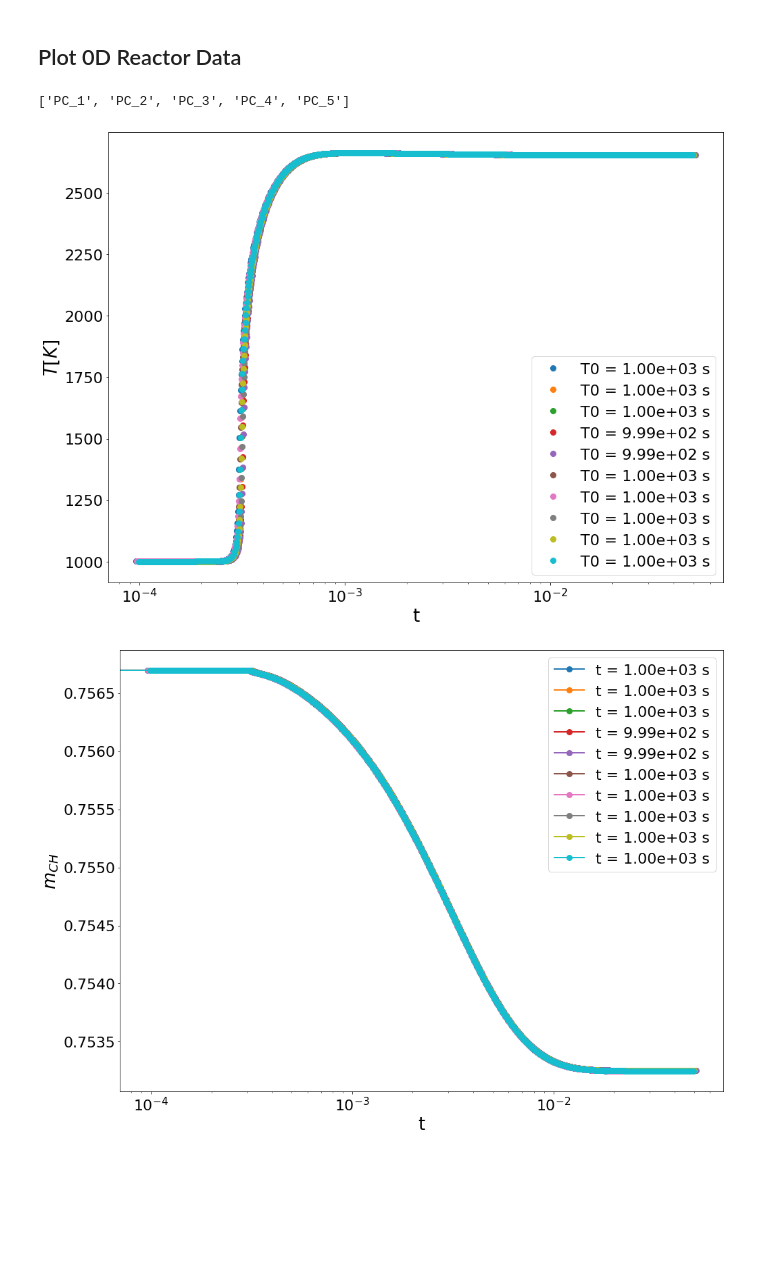
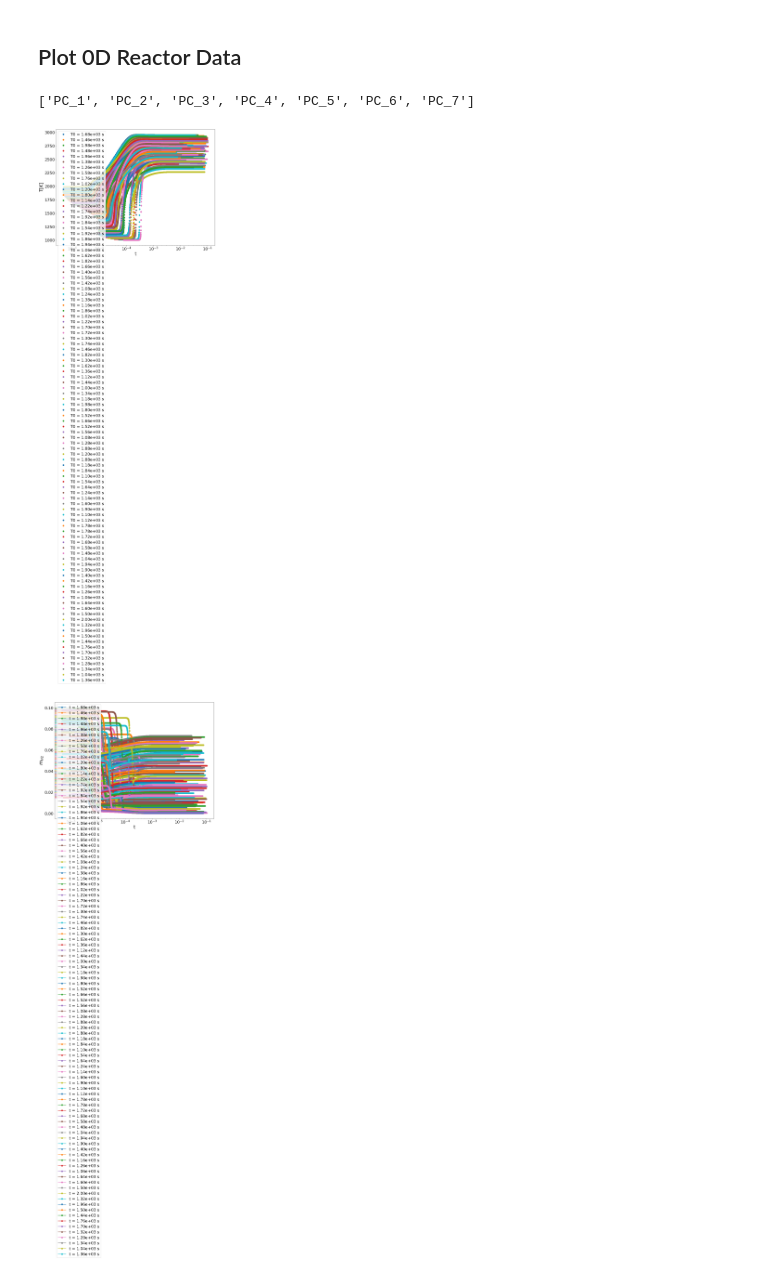
Before and after one commit to simoneventuri/ROMNet_, a Jupyter notebook: scripts/generating_data/0DReactor/Plot_Data.ipynb, the cells around one changed output. Cells and saved outputs as stored; diff of their text form; code cells hidden in the pictures; blank space fills up the shorter version.

Commit message:
Working on the 0D Reactor Test Case

```diff
--- a/scripts/generating_data/0DReactor/Plot_Data.ipynb
+++ b/scripts/generating_data/0DReactor/Plot_Data.ipynb
@@ -13,19 +13,19 @@ from numpy import diff
 
 import cantera as ct
 # %%
-OutputDir  = WORKSPACE_PATH+'/ROMNet/Data/0DReact_Isobaric_10Cases/'
+OutputDir  = WORKSPACE_PATH+'/ROMNet/Data/0DReact_Isobaric_100Cases_Highest/'
 
 CasesVec   = [1]#[0,2,4,6,8]
 DirDir     = OutputDir
 
-NVarsRed   = 5
+NVarsRed   = 7
 
 InputVars  = []
 for i in range(NVarsRed):
     InputVars.append('PC_'+str(i+1))
 InputVars
 # %% [output]
-['PC_1', 'PC_2', 'PC_3', 'PC_4', 'PC_5']
+['PC_1', 'PC_2', 'PC_3', 'PC_4', 'PC_5', 'PC_6', 'PC_7']
 # %%
 ICsVec = pd.read_csv(OutputDir+'/Orig/train/ext/ICs.csv').to_numpy()
 P0sVec       = ICsVec[:,0]
@@ -43,20 +43,20 @@ for i in range(len(T0sVec)):
     plt.legend()
     plt.xscale('log')
 # %% [output]
-[figure, old version]
+[figure, new version]
 # %%
 fig  = plt.figure(figsize=(16,12))
 for i in range(len(T0sVec)):
     Data1 = pd.read_csv(OutputDir+'/Orig/train/ext/y.csv.'+str(i+1))
 
-    plt.plot(Data1.t, Data1.N2, '-o', label='t = '+"{:.2e}".format(T0sVec[i])+' s')
+    plt.plot(Data1.t, Data1.H2, '-o', label='t = '+"{:.2e}".format(T0sVec[i])+' s')
 
     plt.xlabel('t')
-    plt.ylabel(r'$m_{CH}$')
+    plt.ylabel(r'$m_{H2}$')
     plt.legend()
     plt.xscale('log')
 # %% [output]
-[figure, old version]
+[figure, new version]
 # %%
 ### Evaluating on Test Data
 
```
Also changed, not shown: parts of 3 cells of this notebook, 15 other files.
